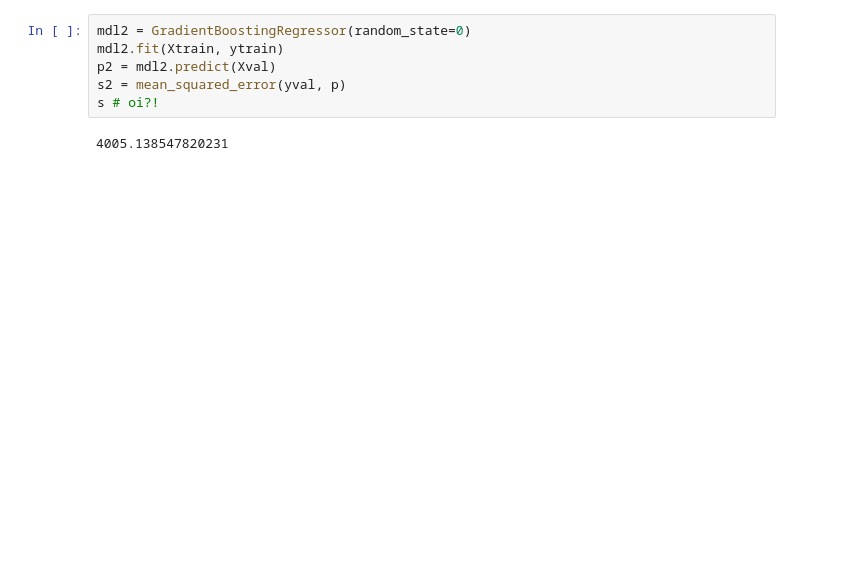
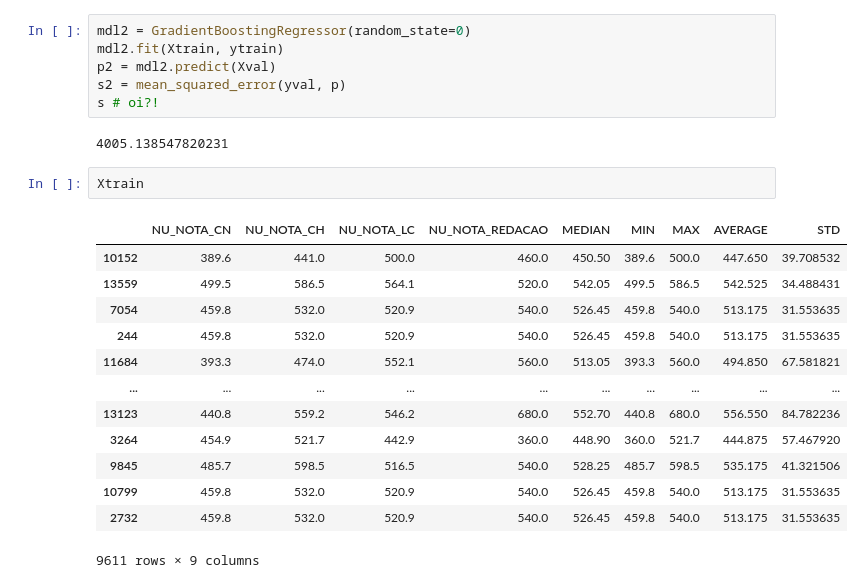
Before and after one commit to LucasDatilioCarderelli/Codenation, a Jupyter notebook: Codenation.ipynb, the cells around one changed output. Drawn from its saved outputs; the diff is of its cells as text; blank space fills up the shorter version.

```diff
--- a/Codenation.ipynb
+++ b/Codenation.ipynb
@@ -277,3 +451,19 @@ s2 = mean_squared_error(yval, p)
 s # oi?!
 # %% [output]
 4005.138547820231
+# %%
+Xtrain
+# %% [output]
+|  | NU_NOTA_CN | NU_NOTA_CH | NU_NOTA_LC | NU_NOTA_REDACAO | MEDIAN | MIN | MAX | AVERAGE | STD |
+| 10152 | 389.6 | 441.0 | 500.0 | 460.0 | 450.50 | 389.6 | 500.0 | 447.650 | 39.708532 |
+| 13559 | 499.5 | 586.5 | 564.1 | 520.0 | 542.05 | 499.5 | 586.5 | 542.525 | 34.488431 |
+| 7054 | 459.8 | 532.0 | 520.9 | 540.0 | 526.45 | 459.8 | 540.0 | 513.175 | 31.553635 |
+| 244 | 459.8 | 532.0 | 520.9 | 540.0 | 526.45 | 459.8 | 540.0 | 513.175 | 31.553635 |
+| 11684 | 393.3 | 474.0 | 552.1 | 560.0 | 513.05 | 393.3 | 560.0 | 494.850 | 67.581821 |
+| ... | ... | ... | ... | ... | ... | ... | ... | ... | ... |
+| 13123 | 440.8 | 559.2 | 546.2 | 680.0 | 552.70 | 440.8 | 680.0 | 556.550 | 84.782236 |
+| 3264 | 454.9 | 521.7 | 442.9 | 360.0 | 448.90 | 360.0 | 521.7 | 444.875 | 57.467920 |
+| 9845 | 485.7 | 598.5 | 516.5 | 540.0 | 528.25 | 485.7 | 598.5 | 535.175 | 41.321506 |
+| 10799 | 459.8 | 532.0 | 520.9 | 540.0 | 526.45 | 459.8 | 540.0 | 513.175 | 31.553635 |
+| 2732 | 459.8 | 532.0 | 520.9 | 540.0 | 526.45 | 459.8 | 540.0 | 513.175 | 31.553635 |
+9611 rows × 9 columns
```
Also changed, not shown: parts of 23 cells of this notebook.
